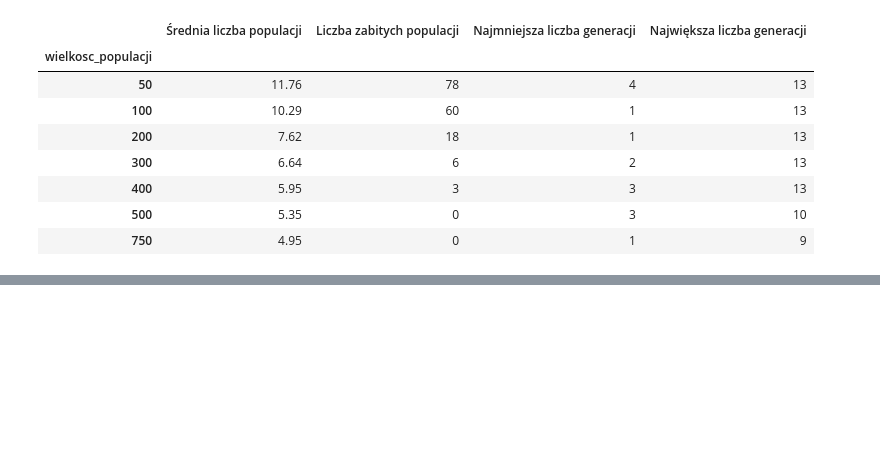
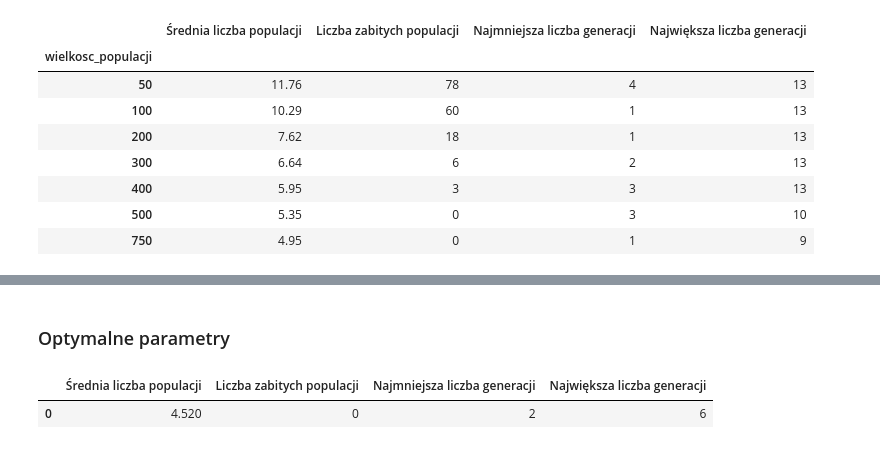
Before and after one commit to christopher-dabrowski/POSI-C3, a Jupyter notebook: Analiza pomiarow.ipynb, the cells around one changed output, grey strips where cells are left out. Drawn from its saved outputs; the diff is of its cells as text; code cells hidden in the pictures; blank space fills up the shorter version.

```diff
--- a/Analiza pomiarow.ipynb
+++ b/Analiza pomiarow.ipynb
@@ -16,6 +16,38 @@ from collections import defaultdict
 from typing import Tuple, List, Dict
 # %% [markdown]
 ## Pomocnicze funkcje
+# %%
+def read_single_file(path: str) -> Dict[str, List[str]]:
+    data = defaultdict(list)
+    with open(path, 'r') as file:
+        line = ''
+        while(not re.match(r'Parametry', line)):
+            line = file.readline()
+
+        line = file.readline()
+        parts = line.split(';')
+        while len(parts) == 2:
+                data[parts[0]].append(parts[1].strip())
+
+                line = file.readline()
+                parts = line.split(';')
+
+        while(not re.match(r'Wyniki', line)):
+                line = file.readline()
+
+        line = file.readline()
+        parts = line.split(';')
+        while len(parts) == 2:
+            data[parts[0]].append(parts[1].strip())
+
+            line = file.readline()
+            parts = line.split(';')
+
+    tmp = data['Najmniejsza liczba generacji']
+    data['Najmniejsza liczba generacji'] = data['Największa liczba generacji']
+    data['Największa liczba generacji'] = tmp
+
+    return data
 # %%
 def read_data_files(directory: str) -> Tuple[List[str], Dict[str, List[str]]]:
     files = glob(f'{directory}/*.csv')
@@ -256,3 +288,12 @@ fig.show()
 fig.write_image('fig.svg')
 # %% [output]
 [interactive output not drawn]
+# %% [markdown]
+### Optymalne parametry
+# %%
+df = pd.DataFrame(read_single_file('Wyniki/Algorytm_ewolucyjny/optymalne_parametry.csv'))
+results_df = df.iloc[:, -4:]
+results_df
+# %% [output]
+|  | Średnia liczba populacji | Liczba zabitych populacji | Najmniejsza liczba generacji | Największa liczba generacji |
+| 0 | 4.520 | 0 | 2 | 6 |
```
Also changed, not shown: 1 other file.
